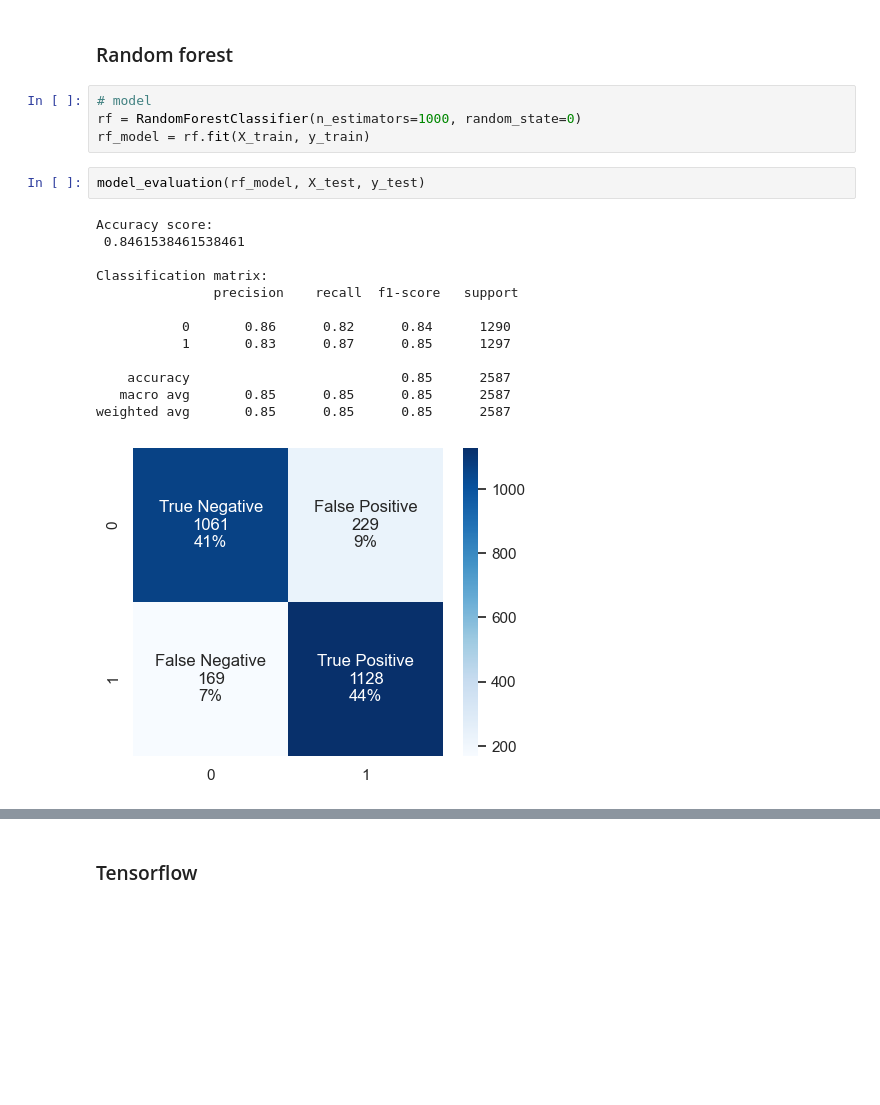
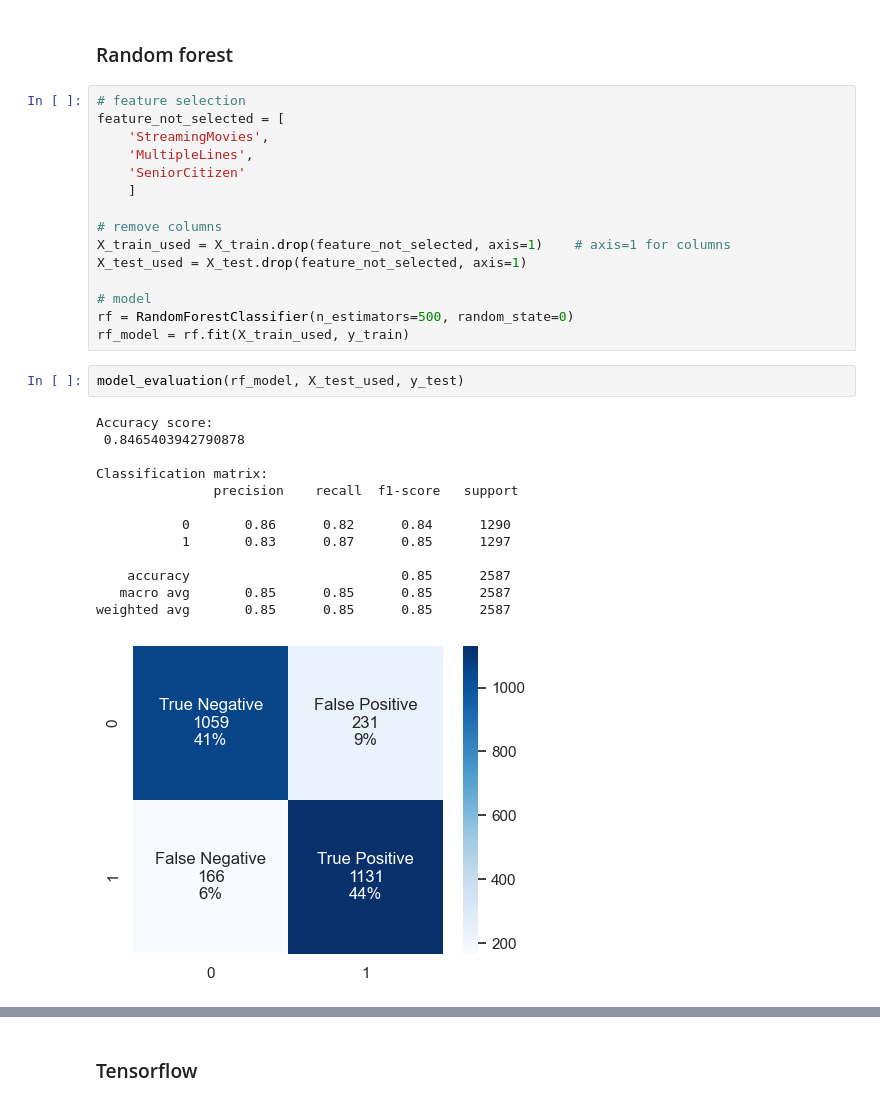
Before and after one commit to Lavinialau/Telecom-churn, a Jupyter notebook: 01_code/0_summary.ipynb, the cells around one changed output, grey strips where cells are left out. Drawn from its saved outputs; the diff is of its cells as text; blank space fills up the shorter version.

```diff
--- a/01_code/0_summary.ipynb
+++ b/01_code/0_summary.ipynb
@@ -453,22 +542,33 @@ def model_evaluation(classification_model, X_test, y_test):
 # %% [markdown]
 ### Random forest
-# %%
-# model
-rf = RandomForestClassifier(n_estimators=1000, random_state=0)
-rf_model = rf.fit(X_train, y_train)
+# %%
+# feature selection
+feature_not_selected = [
+    'StreamingMovies',
+    'MultipleLines',
+    'SeniorCitizen'
+    ]
+
+# remove columns
+X_train_used = X_train.drop(feature_not_selected, axis=1)    # axis=1 for columns
+X_test_used = X_test.drop(feature_not_selected, axis=1)
+
+# model
+rf = RandomForestClassifier(n_estimators=500, random_state=0)
+rf_model = rf.fit(X_train_used, y_train)
 # %%
-model_evaluation(rf_model, X_test, y_test)
+model_evaluation(rf_model, X_test_used, y_test)
 # %% [output]
 Accuracy score:
- 0.8461538461538461
+ 0.8465403942790878
 
 Classification matrix:
                precision    recall  f1-score   support
 
            0       0.86      0.82      0.84      1290
            1       0.83      0.87      0.85      1297
 
     accuracy                           0.85      2587
    macro avg       0.85      0.85      0.85      2587
 weighted avg       0.85      0.85      0.85      2587
-[figure, old version]
+[figure, new version]
```
Also changed, not shown: parts of 16 cells of this notebook.
